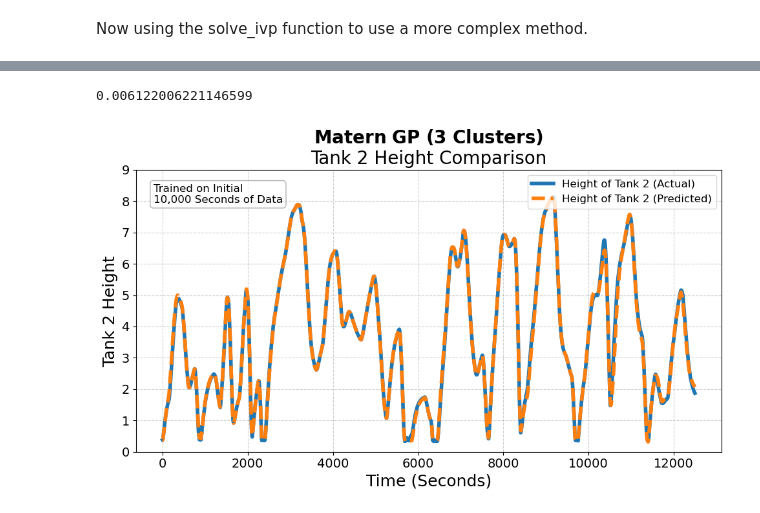
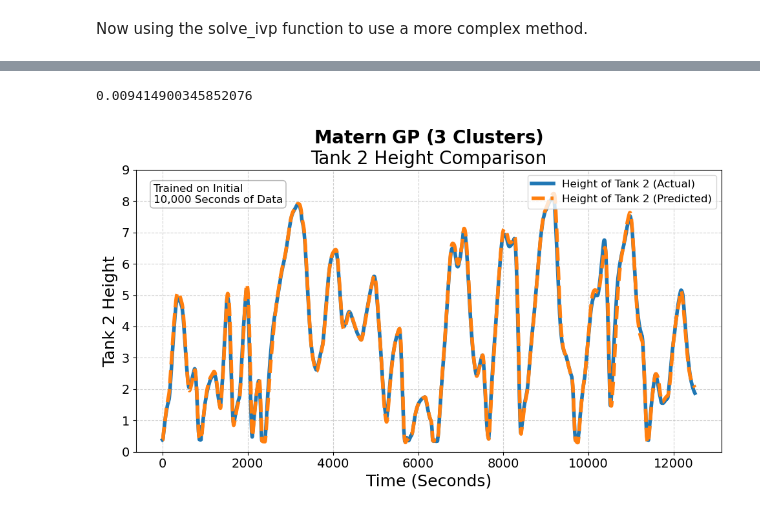
Before and after one commit to michaelwfouts/Fouts-AIChE-2024-Controls, a Jupyter notebook: 2_Local-GP.ipynb, the cells around one changed output, grey strips where cells are left out. Drawn from its saved outputs; the diff is of its cells as text; code cells hidden in the pictures.

```diff
--- a/2_Local-GP.ipynb
+++ b/2_Local-GP.ipynb
@@ -196,22 +162,2 @@ plt.show()
 # %% [markdown]
 Now using the solve_ivp function to use a more complex method.
-# %%
-# Create a linear interpolation from our pump input signal for our function
-u_t = interp1d(tank1['time'], tank1['u'])
-
-# Create ODE function for the heights of the tanks
-def dy_GP(t, y):
-    """ODE to integrate GP of derivative."""
-    return [closest_predict([u_t(t), y[0], y[1]], gp_models_dh1, centroids),
-            closest_predict([u_t(t), y[0], y[1]], gp_models_dh2, centroids)]
-
-# Integrate
-solution = solve_ivp(fun = dy_GP,
-                     t_span = [tank1['time'].values[0], tank1['time'].values[-1]], # Time Range
-                     y0 = [tank1["h1"].values[0], tank1["h2"].values[0]], # Initial Conditions
-                     method = 'LSODA',
-                     t_eval = tank1['time'])
-
-tank1['h1_prediction_LSODA'] = solution.y[0]
-tank1['h2_prediction_LSODA'] = solution.y[1]
-tank1
@@ -244,40 +164,58 @@ plt.show()
+# %%
+# Create vector of times and pump signals
+tvec = tank1["time"].values
+u = tank1['u'].values
+# Create blank vectors for h1 and h2 values
+h1 = np.zeros_like(tvec, dtype=float)
+h2 = np.zeros_like(tvec, dtype=float)
+
+# Initial Conditions
+h1[0] = tank1["h1"].values[0]
+h2[0] = tank1["h2"].values[0]
+# Integration using forward Euler
+for i in range(len(tvec) - 1):
+    h1[i + 1] = h1[i] + 5 * closest_predict([u[i], h1[i], h2[i]], gp_models_dh1, centroids)
+    h2[i + 1] = h2[i] + 5 * closest_predict([u[i], h1[i], h2[i]], gp_models_dh2, centroids)
+
+tank1['h1_prediction'] = h1
+tank1['h2_prediction'] = h2
 # %%
-MSE = np.sum((tank1['h1'][2000:-1] - tank1['h1_prediction_LSODA'][2000:-1])**2)/len(tank1)
+MSE = np.sum((tank1['h2'][2000:-1] - tank1['h2_prediction'][2000:-1])**2)/len(tank1)
 MSE
 # %% [output]
-0.006122006221146599
+0.009414900345852076
 # %%
 # Plot with improved aesthetics
 plt.rcParams.update({'font.size': 14})  # Adjust the number to increase/decrease font size
 fig, ax = plt.subplots(figsize=(10, 6))
 
 # Plot both the actual and predicted data
-ax.plot(tank1['time'], tank1['h1'], label='h1', linewidth=4, linestyle='-')#, color='blue')
-ax.plot(tank1['time'], tank1['h1_prediction_LSODA'], label='h1_prediction', linewidth=4, linestyle='--')#, color='red')
+ax.plot(tank1['time'], tank1['h2'], label='h2', linewidth=4, linestyle='-')#, color='blue')
+ax.plot(tank1['time'], tank1['h2_prediction'], label='h2_prediction', linewidth=4, linestyle='--')#, color='red')
 
 # Enhancing the graph with titles, labels, and grid
 ax.set_title(r'$\bf{Matern\ GP\ (3\ Clusters) }$' + '\nTank 2 Height Comparison', fontsize=20)
 # ax.set_title('3 Clusters Matern GP Tank 1 Height Comparison', fontsize=20)
 ax.set_xlabel('Time (Seconds)', fontsize=18)
 ax.set_ylabel('Tank 2 Height', fontsize=18)
 ax.legend(['Height of Tank 2 (Actual)', 'Height of Tank 2 (Predicted)'], fontsize=12, loc='upper right')
 
 ax.grid(True, linestyle='--', alpha=0.6)
 
 # ax.text(-250, 7, 'Trained on Initial \n10,000 Seconds of Data', fontsize=12, color='black', bbox = dict(facecolor='white', edgecolor='gray', boxstyle='round,pad=0.4', alpha = 0.6))
 
 # Add a note in the upper-left corner with a rounded box
 ax.text(0.03, 0.95, 'Trained on Initial \n10,000 Seconds of Data',
         fontsize=12, color='black',
         bbox=dict(facecolor='white', edgecolor='gray', boxstyle='round,pad=0.3', alpha = 0.6),
         transform=ax.transAxes,  # Use normalized coordinates
         verticalalignment='top',  # Align text to the top of the box
         horizontalalignment='left')  # Align text to the left
 
 ax.set_ylim(0, 9)
 
 # Show plot
 plt.tight_layout()
 plt.show()
 # %% [output]
-[figure, old version]
+[figure, new version]
```
Also changed, not shown: parts of 6 cells of this notebook, 2 other files.
